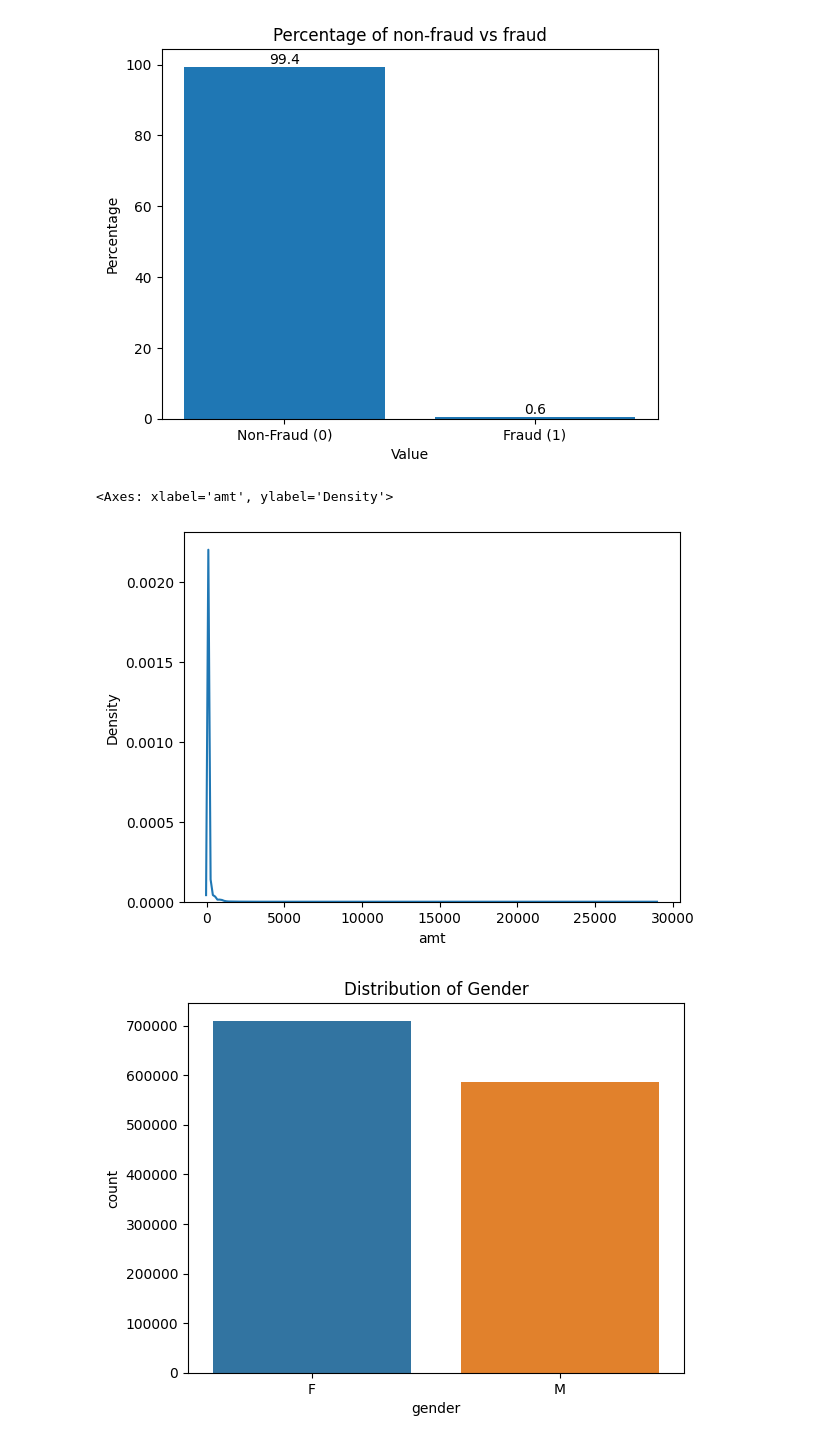
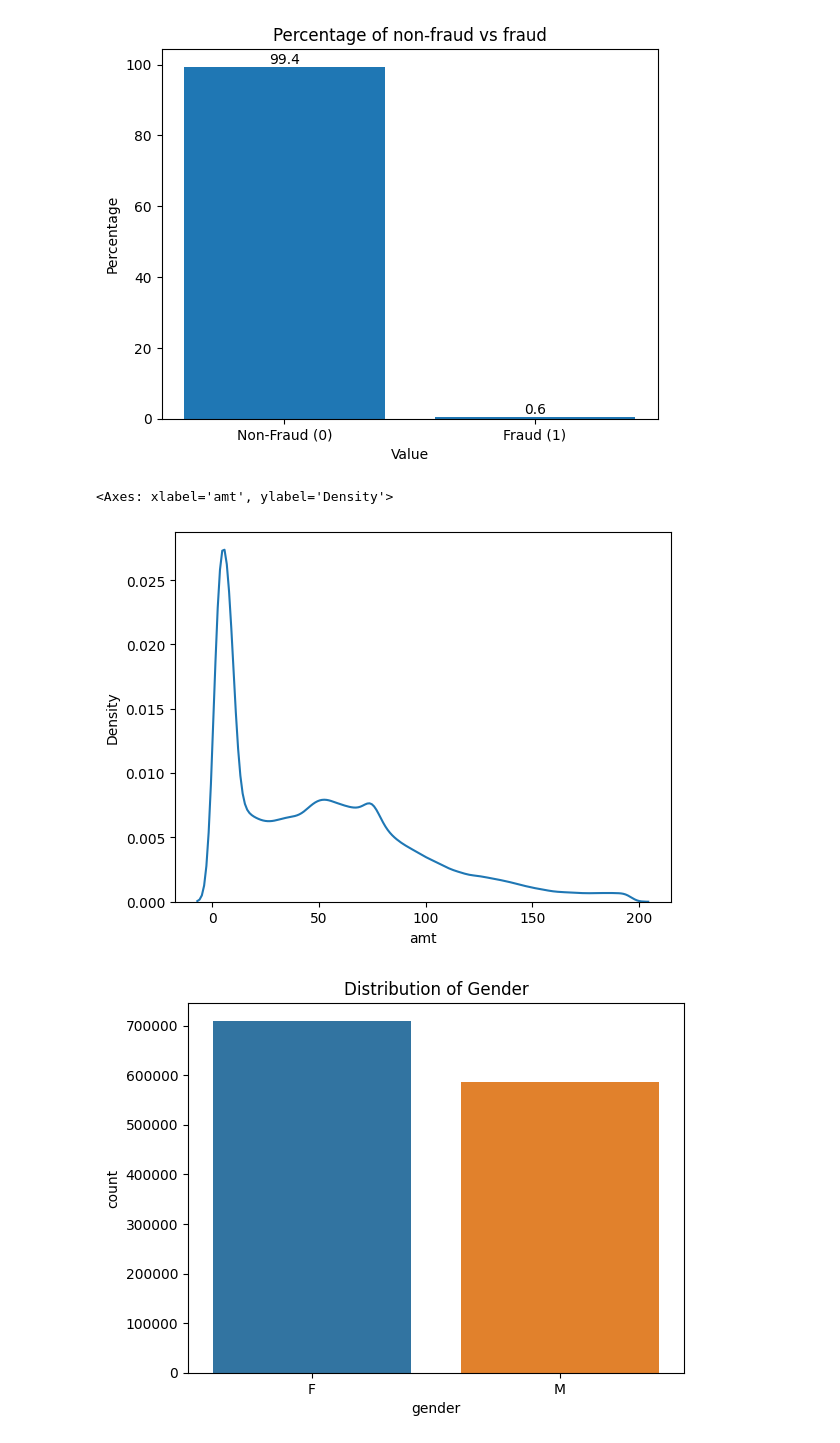
Before and after one commit to jwjwwjwj/BT4012, a Jupyter notebook: main.ipynb, the cells around one changed output. Drawn from its saved outputs; the diff is of its cells as text; code cells hidden in the pictures.

```diff
--- a/main.ipynb
+++ b/main.ipynb
@@ -72,11 +72,14 @@ for bar, value in zip(bar_plot, ratio.values):
 plt.show()
 # %% [output]
 [figure]
-# %%
-sns.kdeplot(data=train['amt'])
-# %% [output]
-<Axes: xlabel='amt', ylabel='Density'>
-[figure, removed]
+# %%
+quantile_95 = train['amt'].quantile(0.95)
+filtered_data = train[train['amt'] <= quantile_95]['amt']
+
+sns.kdeplot(data=filtered_data)
+# %% [output]
+<Axes: xlabel='amt', ylabel='Density'>
+[figure, added]
 # %%
 sns.countplot(data=train, x='gender')
 plt.title('Distribution of Gender')
```
Also changed, not shown: parts of 5 cells of this notebook.
